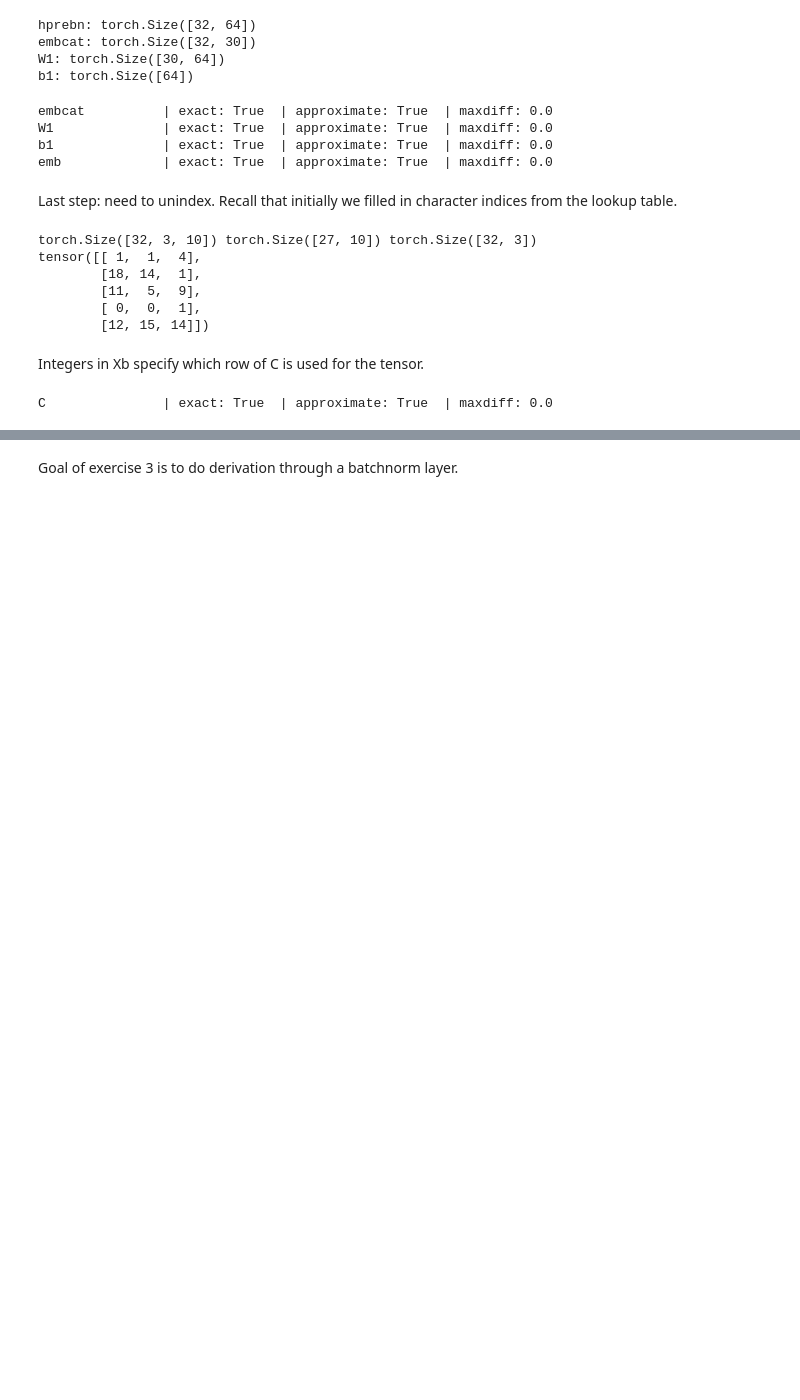
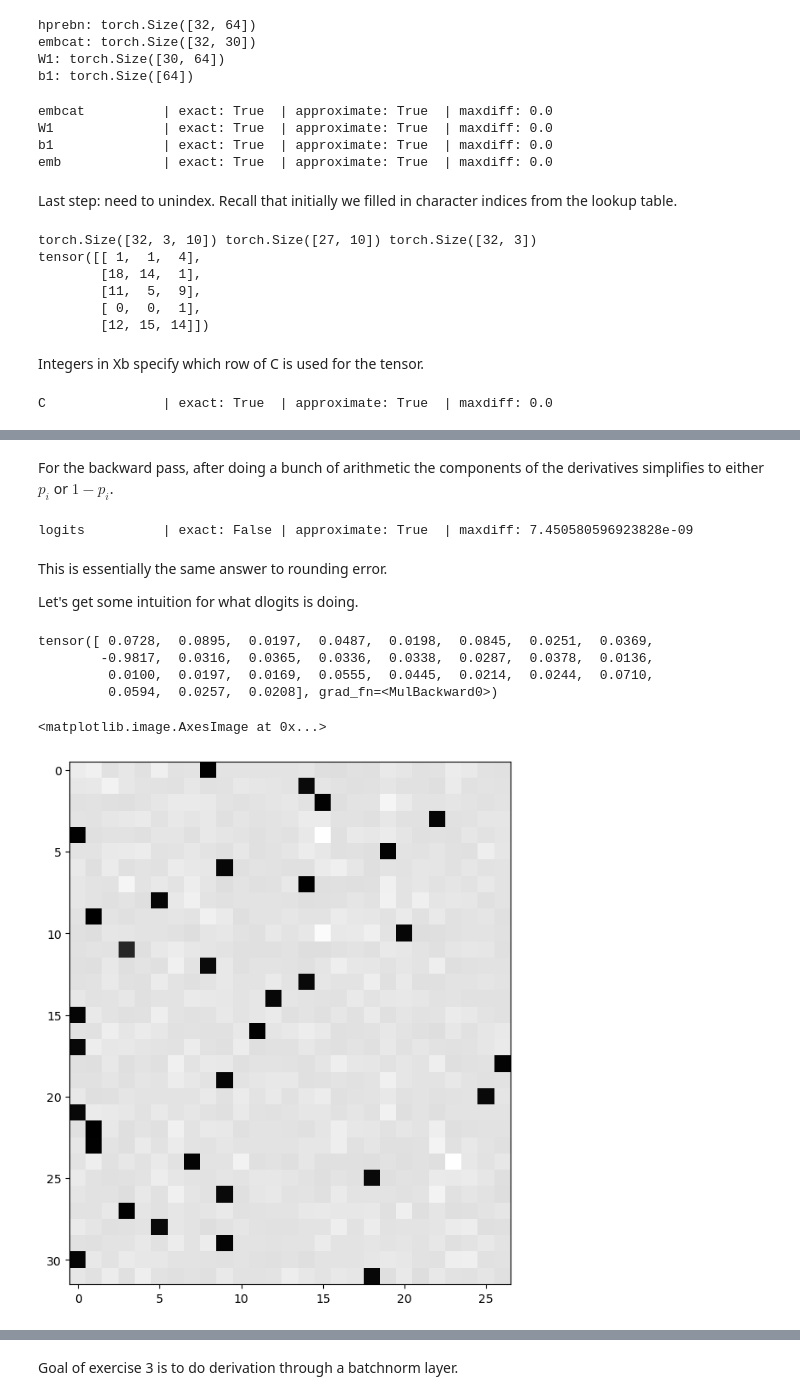
Before and after one commit to phively/nn-zero-to-hero, a Jupyter notebook: 05 Building makemore 4 - backpropagation.ipynb, the cells around one changed output, grey strips where cells are left out. Saved outputs shown, nothing was run; the diff lists cells and outputs as text; code cells hidden in the pictures; blank space fills up the shorter version.

```diff
--- a/05 Building makemore 4 - backpropagation.ipynb
+++ b/05 Building makemore 4 - backpropagation.ipynb
@@ -478,0 +483,30 @@ print(loss_fast.item(), 'diff:', (loss_fast - loss).item())
+# %% [markdown]
+For the backward pass, after doing a bunch of arithmetic the components of the derivatives simplifies to either $p_i$ or $1 - p_i$.
+# %%
+# backward pass
+dlogits = F.softmax(logits, 1)
+# subtract 1 at all the correct positions
+dlogits[range(n), Yb] -= 1
+# take the average, divide by n at all positions
+dlogits /= n
+cmp('logits', dlogits, logits) # I can only get approximate to be true, my maxdiff is 6e-9
+# %% [output]
+logits          | exact: False | approximate: True  | maxdiff: 7.450580596923828e-09
+# %% [markdown]
+This is essentially the same answer to rounding error.
+
+Let's get some intuition for what dlogits is doing.
+# %%
+# First element of dlogits
+dlogits[0] * n
+# %% [output]
+tensor([ 0.0728,  0.0895,  0.0197,  0.0487,  0.0198,  0.0845,  0.0251,  0.0369,
+        -0.9817,  0.0316,  0.0365,  0.0336,  0.0338,  0.0287,  0.0378,  0.0136,
+         0.0100,  0.0197,  0.0169,  0.0555,  0.0445,  0.0214,  0.0244,  0.0710,
+         0.0594,  0.0257,  0.0208], grad_fn=<MulBackward0>)
+# %%
+plt.figure(figsize = (8, 8))
+plt.imshow(dlogits.detach(), cmap = 'gray')
+# %% [output]
+<matplotlib.image.AxesImage at 0x...>
+[figure, added]
```
Also changed, not shown: parts of 4 cells of this notebook.
